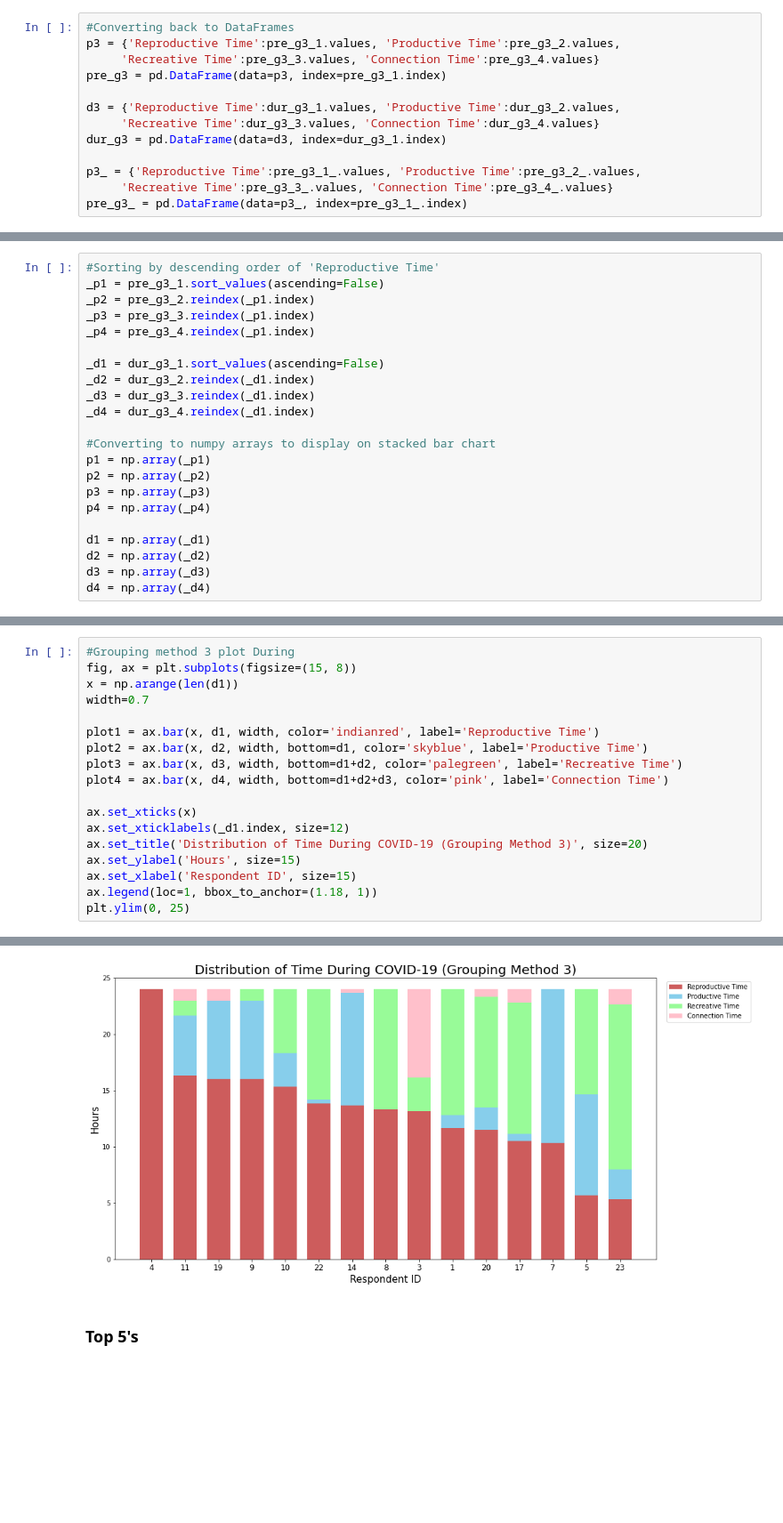
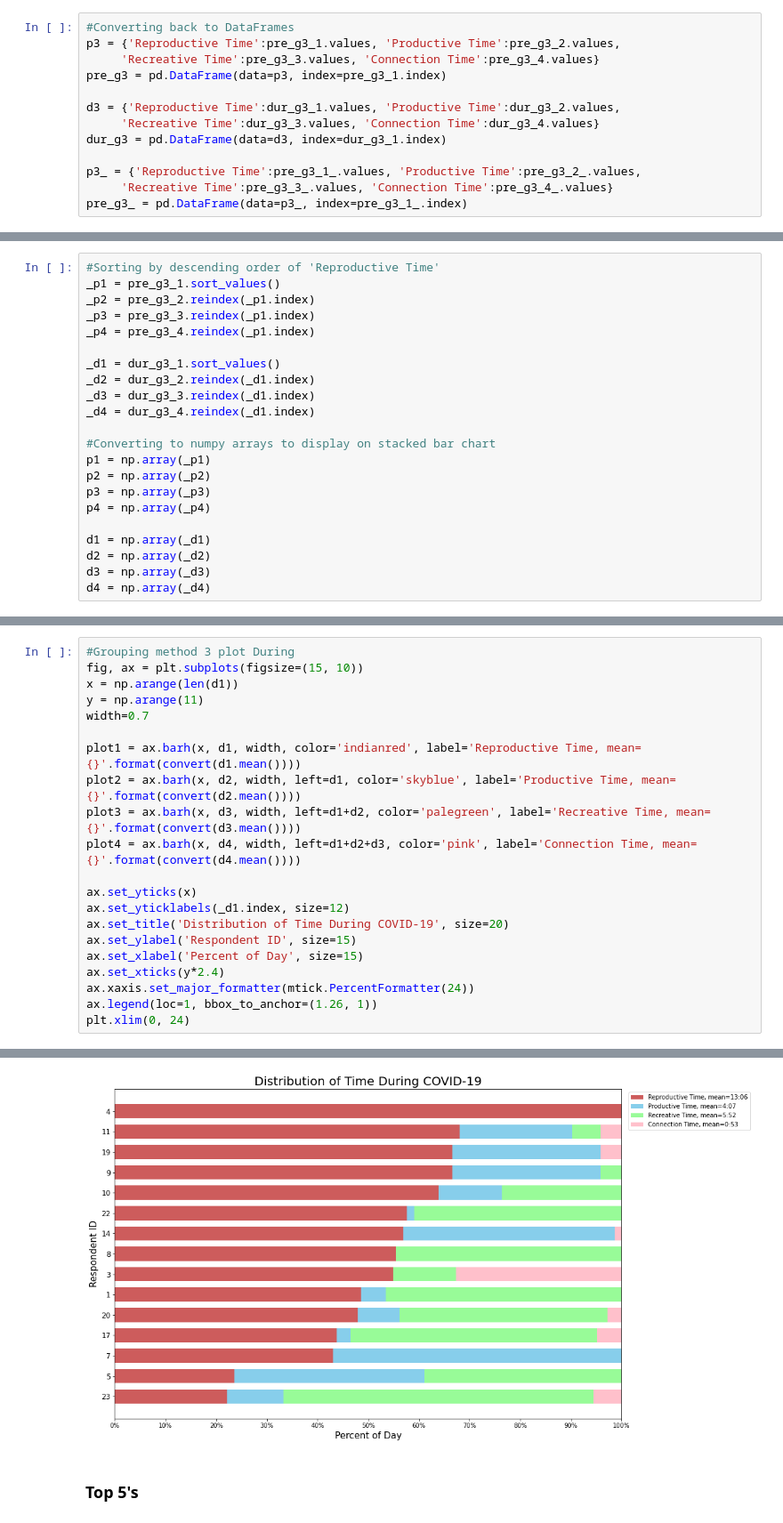
Before and after one commit to tommiehayes/Time-use-Analysis, a Jupyter notebook: Time use Analysis.ipynb, the cells around one changed output, grey strips where cells are left out. Shown at 89% size. Cells and saved outputs as stored; diff of their text form; blank space fills up the shorter version.

```diff
--- a/Time use Analysis.ipynb
+++ b/Time use Analysis.ipynb
@@ -418,11 +424,11 @@ ax.legend()
 # %%
 #Sorting by descending order of 'Reproductive Time'
-_p1 = pre_g3_1.sort_values(ascending=False)
+_p1 = pre_g3_1.sort_values()
 _p2 = pre_g3_2.reindex(_p1.index)
 _p3 = pre_g3_3.reindex(_p1.index)
 _p4 = pre_g3_4.reindex(_p1.index)
 
-_d1 = dur_g3_1.sort_values(ascending=False)
+_d1 = dur_g3_1.sort_values()
 _d2 = dur_g3_2.reindex(_d1.index)
 _d3 = dur_g3_3.reindex(_d1.index)
 _d4 = dur_g3_4.reindex(_d1.index)
@@ -461,19 +518,22 @@ plt.ylim(0, 25)
 # %%
 #Grouping method 3 plot During
-fig, ax = plt.subplots(figsize=(15, 8))
+fig, ax = plt.subplots(figsize=(15, 10))
 x = np.arange(len(d1))
+y = np.arange(11)
 width=0.7
 
-plot1 = ax.bar(x, d1, width, color='indianred', label='Reproductive Time')
-plot2 = ax.bar(x, d2, width, bottom=d1, color='skyblue', label='Productive Time')
-plot3 = ax.bar(x, d3, width, bottom=d1+d2, color='palegreen', label='Recreative Time')
-plot4 = ax.bar(x, d4, width, bottom=d1+d2+d3, color='pink', label='Connection Time')
+plot1 = ax.barh(x, d1, width, color='indianred', label='Reproductive Time, mean={}'.format(convert(d1.mean())))
+plot2 = ax.barh(x, d2, width, left=d1, color='skyblue', label='Productive Time, mean={}'.format(convert(d2.mean())))
+plot3 = ax.barh(x, d3, width, left=d1+d2, color='palegreen', label='Recreative Time, mean={}'.format(convert(d3.mean())))
+plot4 = ax.barh(x, d4, width, left=d1+d2+d3, color='pink', label='Connection Time, mean={}'.format(convert(d4.mean())))
 
-ax.set_xticks(x)
-ax.set_xticklabels(_d1.index, size=12)
-ax.set_title('Distribution of Time During COVID-19 (Grouping Method 3)', size=20)
-ax.set_ylabel('Hours', size=15)
-ax.set_xlabel('Respondent ID', size=15)
-ax.legend(loc=1, bbox_to_anchor=(1.18, 1))
-plt.ylim(0, 25)
+ax.set_yticks(x)
+ax.set_yticklabels(_d1.index, size=12)
+ax.set_title('Distribution of Time During COVID-19', size=20)
+ax.set_ylabel('Respondent ID', size=15)
+ax.set_xlabel('Percent of Day', size=15)
+ax.set_xticks(y*2.4)
+ax.xaxis.set_major_formatter(mtick.PercentFormatter(24))
+ax.legend(loc=1, bbox_to_anchor=(1.26, 1))
+plt.xlim(0, 24)
 # %% [output]
@@ -481,4 +541,4 @@ plt.ylim(0, 25)
-[figure, old version]
+[figure, new version]
 # %% [markdown]
 ### Top 5's
 # %%
```
Also changed, not shown: parts of 38 cells of this notebook.
